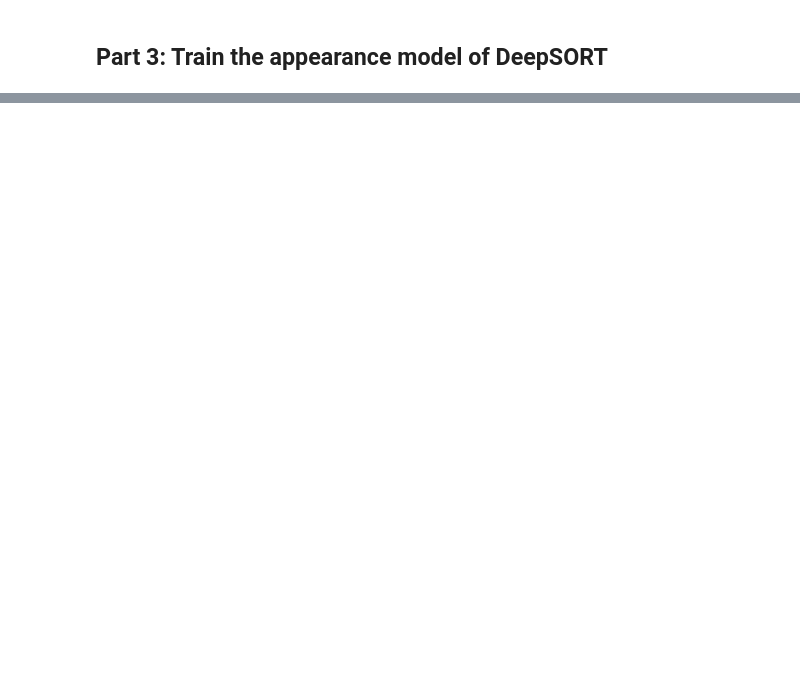
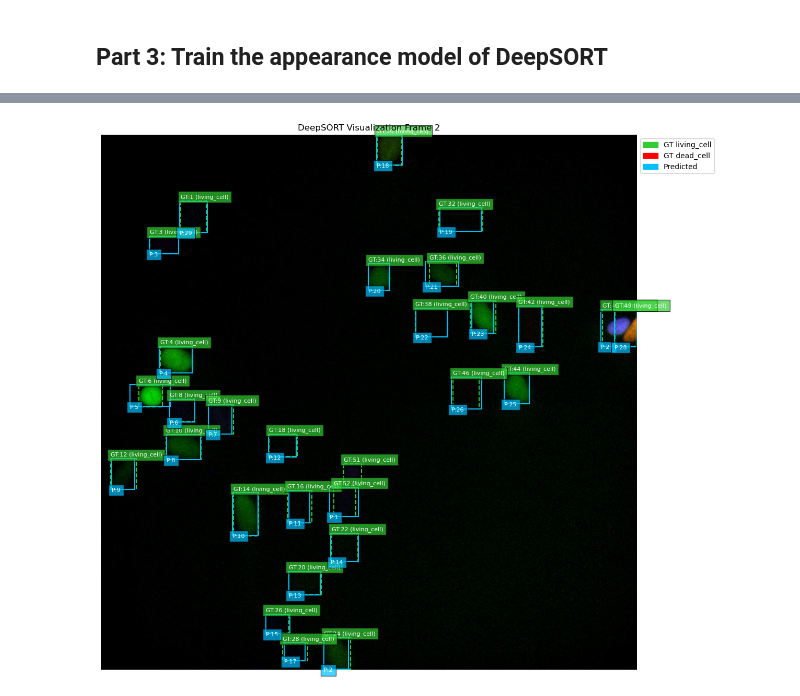
Before and after one commit to JS-10/Cell_Tracking_Project_6, a Jupyter notebook: cell_tracking.ipynb, the cells around one changed output, grey strips where cells are left out. Saved outputs shown, nothing was run; the diff lists cells and outputs as text; code cells hidden in the pictures; blank space fills up the shorter version.

```diff
--- a/cell_tracking.ipynb
+++ b/cell_tracking.ipynb
@@ -60,6 +70,23 @@ Loaded dataset with:
   - 2 categories:
     ID 1: living_cell
     ID 2: dead_cell
+# %%
+# Extract special events (cell division and death) for visualization later as (video_name, event_frame_id, cell_id, 'division'/'death')
+events = []
+# Group all video IDs by their name to find them more easily
+video_id_by_name = {v["id"]: v["name"] for v in coco["videos"]}
+# Loop through annotations to find all cell divisions and deaths
+for ann in coco["annotations"]:
+    vid = ann["video_id"]
+    vid_name = video_id_by_name[vid]
+    time_div = ann.get("time_of_division")
+    # Add the frame where a cell divides to special events
+    if time_div is not None:
+        events.append((vid_name, int(time_div), ann["cell_id"], "division"))
+    time_death = ann.get("time_of_death")
+    # Add the frame where a cell dies to special events
+    if time_death is not None:
+        events.append((vid_name, int(time_death), ann["cell_id"], "death"))
 # %%
 # Get an image by an selected index for visualization
 img_example = img_by_id[100] # For testing, only index of 0-449 works. Original dataset: up to 40349
@@ -248,0 +555,72 @@ plt.show()
+# %%
+# Visualize one example with the ground truth and predicted bounding boxes
+# Rebuild for video "003"
+video_image_infos = [
+    img for img in img_by_id.values()
+    if img["file_name"].startswith("003/")
+]
+video_image_infos.sort(key=lambda x: x["frame_id"])
+# Pick a frame
+viz_info = video_image_infos[2]
+frame_no = viz_info['frame_id']
+# Load the correct results.txt
+dets = np.loadtxt("output/003/results.txt", delimiter=',')
+# Filter for that frame
+frame_preds = [p for p in dets if int(p[0]) == frame_no]
+# Build example_frame_data
+example_frame_data = {
+    'image_path': DATASET_DIR / viz_info['file_name'],
+    'gt_bboxes': [], 'gt_ids': [], 'gt_categories': [],
+    'pred_bboxes': [], 'pred_ids': []
+}
+# Populate ground truth (center → corners)
+for ann in annots_by_img[viz_info['id']]:
+    x_center, y_center, width, height = ann['bbox']
+    x1, y1 = x_center - width/2, y_center - height/2
+    example_frame_data['gt_ids'].append(ann['cell_id'])
+    example_frame_data['gt_bboxes'].append([x1, y1, x1 + width, y1 + height])
+    example_frame_data['gt_categories'].append(ann['category_id'])
+# Populate predictions (top-left → corners)
+for frame, tid, vid, x, y, width, height, *_ in frame_preds:
+    x1 = x
+    y1 = y
+    x2 = x + width
+    y2 = y + height
+    example_frame_data['pred_ids'].append(int(tid))
+    example_frame_data['pred_bboxes'].append([x1, y1, x2, y2])
+# Draw exactly the selected frame
+img = Image.open(example_frame_data['image_path']).convert("RGB")
+fig, ax = plt.subplots(1, figsize=(12,12))
+ax.imshow(img); ax.axis('off')
+# Draw ground truth bounding boxes (dashed)
+for (x1,y1,x2,y2), gid, cid in zip(
+        example_frame_data['gt_bboxes'],
+        example_frame_data['gt_ids'],
+        example_frame_data['gt_categories']):
+    col = CATEGORY_COLORS[cid]['color']
+    nm  = CATEGORY_COLORS[cid]['name']
+    rect = patches.Rectangle((x1,y1), x2-x1, y2-y1,
+                             linewidth=1.5, edgecolor=col,
+                             facecolor='none', linestyle='--')
+    ax.add_patch(rect)
+    ax.text(x1, y1-5, f"GT:{gid} ({nm})",
+            bbox=dict(facecolor=col, alpha=0.7),
+            color='white', fontsize=8)
+# Draw predicted bounding boxes
+for (x1,y1,x2,y2), pid in zip(
+        example_frame_data['pred_bboxes'],
+        example_frame_data['pred_ids']):
+    rect = patches.Rectangle((x1,y1), x2-x1, y2-y1,
+                             linewidth=1.5, edgecolor=PRED_COLOR,
+                             facecolor='none')
+    ax.add_patch(rect)
+    ax.text(x1, y2+5, f"P:{pid}",
+            bbox=dict(facecolor=PRED_COLOR, alpha=0.7),
+            color='white', fontsize=8)
+# Show legend and title
+ax.legend(handles=legend_patches, loc='upper left', bbox_to_anchor=(1,1), fontsize=10)
+plt.title(f"DeepSORT Visualization Frame {frame_no}")
+plt.tight_layout()
+plt.show()
+# %% [output]
+[figure, added]
```
Also changed, not shown: parts of 31 cells of this notebook, 7 other files.
